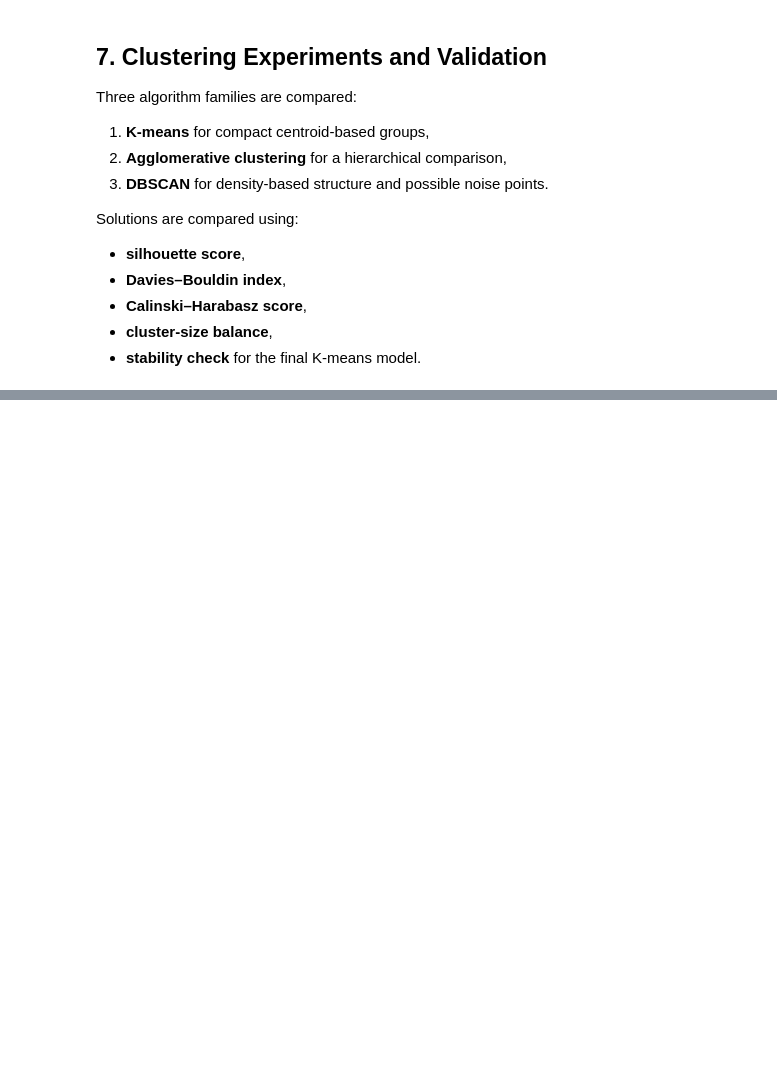
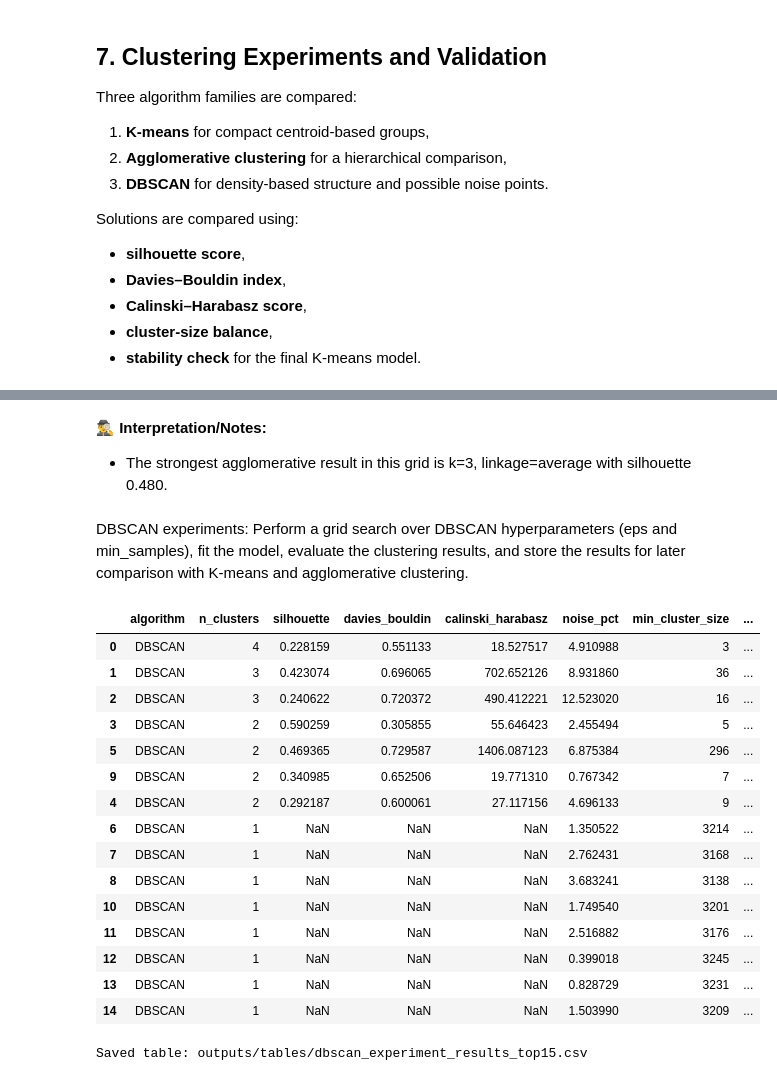
Before and after one commit to dataweby/ToU-Clustering, a Jupyter notebook: notebooks/clustering_capstone.ipynb, the cells around one changed output, grey strips where cells are left out. Drawn from its saved outputs; the diff is of its cells as text; code cells hidden in the pictures; blank space fills up the shorter version.

```diff
--- a/notebooks/clustering_capstone.ipynb
+++ b/notebooks/clustering_capstone.ipynb
@@ -1132,0 +1245,22 @@ Solutions are compared using:
+# %%
+agg_results = []
+
+# Loop through a grid of k values and linkage methods for Agglomerative Clustering, fit the model, predict cluster labels, evaluate the clustering results using the evaluate_clustering function, and store the results along with the model object and labels for later analysis and comparison across different parameter settings.
+for k in [3, 4, 5, 6]:
+    for linkage_name in ["ward", "complete", "average"]:
+        model = AgglomerativeClustering(n_clusters=k, linkage=linkage_name)
+        labels = model.fit_predict(X_cluster)
+        metrics = evaluate_clustering(X_cluster, labels, algorithm_name="Agglomerative")
+        metrics.update({
+            "params": f"k={k}, linkage={linkage_name}",
+            "model_object": model,
+            "labels": labels
+        })
+        agg_results.append(metrics)
+
+# Create a DataFrame from the Agglomerative Clustering results for easier comparison and display, and show it in a table format so that the evaluation metrics for each combination of k and linkage method can be reviewed side by side to inform the choice of parameters for clustering.
+agg_results_df = pd.DataFrame([result_to_row(r) for r in agg_results])
+show_table(agg_results_df, "agglomerative_experiment_results", index=False)
+
+# Identify the best-performing combination of k and linkage method based on silhouette score (higher is better) and Davies-Bouldin index (lower is better), and provide an interpretation of what this means for the clustering structure in the data.
+best_agg_row = agg_results_df.sort_values(["silhouette", "davies_bouldin"], ascending=[False, True]).iloc[0]
@@ -1132,0 +1282,47 @@ Solutions are compared using:
+# %% [markdown]
+**🕵️‍♂️ Interpretation/Notes:**<br>
+
+- The strongest agglomerative result in this grid is k=3, linkage=average with silhouette 0.480.
+# %% [markdown]
+DBSCAN experiments:
+Perform a grid search over DBSCAN hyperparameters (eps and min_samples), fit the model, evaluate the clustering results, and store the results for later comparison with K-means and agglomerative clustering.
+# %%
+dbscan_results = []
+
+# Loop through a grid of eps and min_samples values for DBSCAN, fit the model, predict cluster labels, evaluate the clustering results using the evaluate_clustering function, and store the results along with the model object and labels for later analysis and comparison across different parameter settings. This allows for a systematic evaluation of how the density-based clustering structure changes with different settings of eps and min_samples.
+for eps in [0.8, 1.0, 1.2, 1.4, 1.6]:
+    for min_samples in [5, 10, 15]:
+        model = DBSCAN(eps=eps, min_samples=min_samples)
+        labels = model.fit_predict(X_cluster)
+        metrics = evaluate_clustering(X_cluster, labels, algorithm_name="DBSCAN")
+        metrics.update({
+            "params": f"eps={eps}, min_samples={min_samples}",
+            "model_object": model,
+            "labels": labels
+        })
+        dbscan_results.append(metrics)
+
+# Create a DataFrame from the DBSCAN results for easier comparison and display, and show the top 15 results sorted by number of clusters and silhouette score so that the most promising parameter combinations can be quickly reviewed.
+dbscan_results_df = pd.DataFrame([result_to_row(r) for r in dbscan_results])
+dbscan_preview = dbscan_results_df.sort_values(["n_clusters", "silhouette"], ascending=[False, False]).head(15)
+show_table(dbscan_preview, "dbscan_experiment_results_top15", index=False)
+
+usable_dbscan = dbscan_results_df.dropna(subset=["silhouette"])
+# %% [output]
+|  | algorithm | n_clusters | silhouette | davies_bouldin | calinski_harabasz | noise_pct | min_cluster_size | ... |
+| 0 | DBSCAN | 4 | 0.228159 | 0.551133 | 18.527517 | 4.910988 | 3 | ... |
+| 1 | DBSCAN | 3 | 0.423074 | 0.696065 | 702.652126 | 8.931860 | 36 | ... |
+| 2 | DBSCAN | 3 | 0.240622 | 0.720372 | 490.412221 | 12.523020 | 16 | ... |
+| 3 | DBSCAN | 2 | 0.590259 | 0.305855 | 55.646423 | 2.455494 | 5 | ... |
+| 5 | DBSCAN | 2 | 0.469365 | 0.729587 | 1406.087123 | 6.875384 | 296 | ... |
+| 9 | DBSCAN | 2 | 0.340985 | 0.652506 | 19.771310 | 0.767342 | 7 | ... |
+| 4 | DBSCAN | 2 | 0.292187 | 0.600061 | 27.117156 | 4.696133 | 9 | ... |
+| 6 | DBSCAN | 1 | NaN | NaN | NaN | 1.350522 | 3214 | ... |
+| 7 | DBSCAN | 1 | NaN | NaN | NaN | 2.762431 | 3168 | ... |
+| 8 | DBSCAN | 1 | NaN | NaN | NaN | 3.683241 | 3138 | ... |
+| 10 | DBSCAN | 1 | NaN | NaN | NaN | 1.749540 | 3201 | ... |
+| 11 | DBSCAN | 1 | NaN | NaN | NaN | 2.516882 | 3176 | ... |
+| 12 | DBSCAN | 1 | NaN | NaN | NaN | 0.399018 | 3245 | ... |
+| 13 | DBSCAN | 1 | NaN | NaN | NaN | 0.828729 | 3231 | ... |
+| 14 | DBSCAN | 1 | NaN | NaN | NaN | 1.503990 | 3209 | ... |
+Saved table: outputs/tables/dbscan_experiment_results_top15.csv
```
Also changed, not shown: parts of 19 cells of this notebook, 16 other files.
